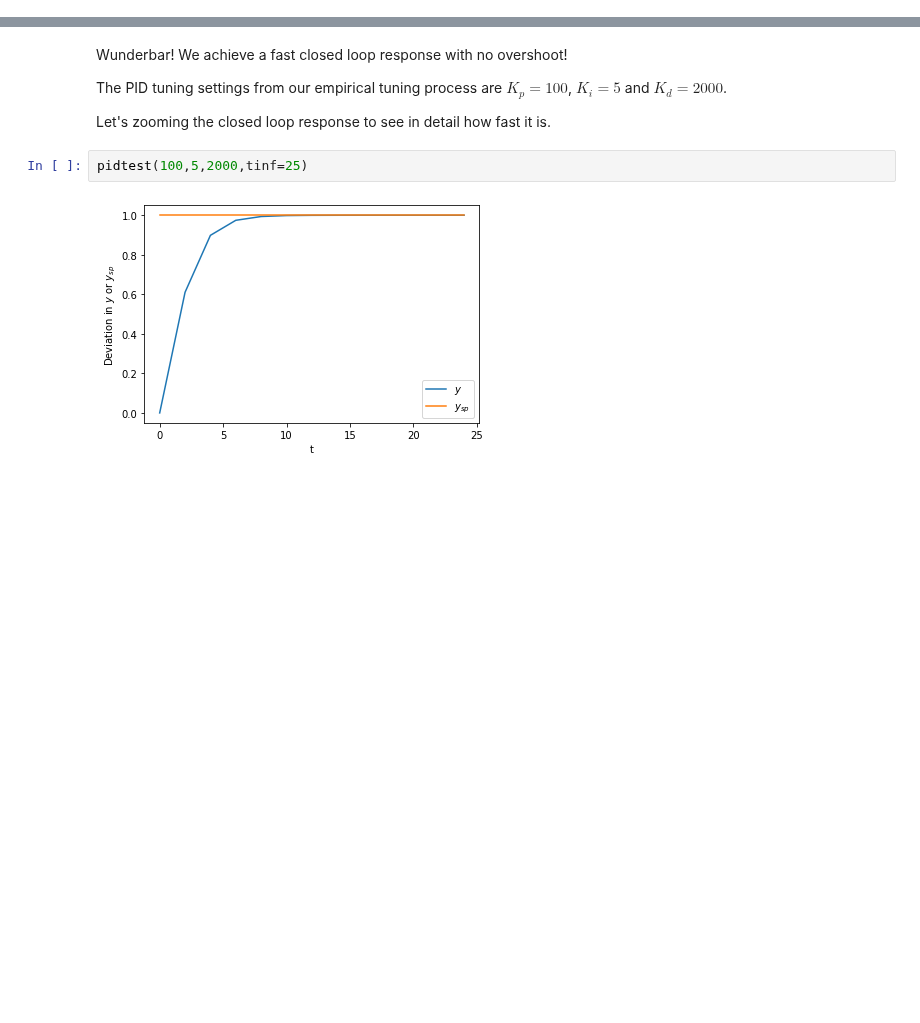
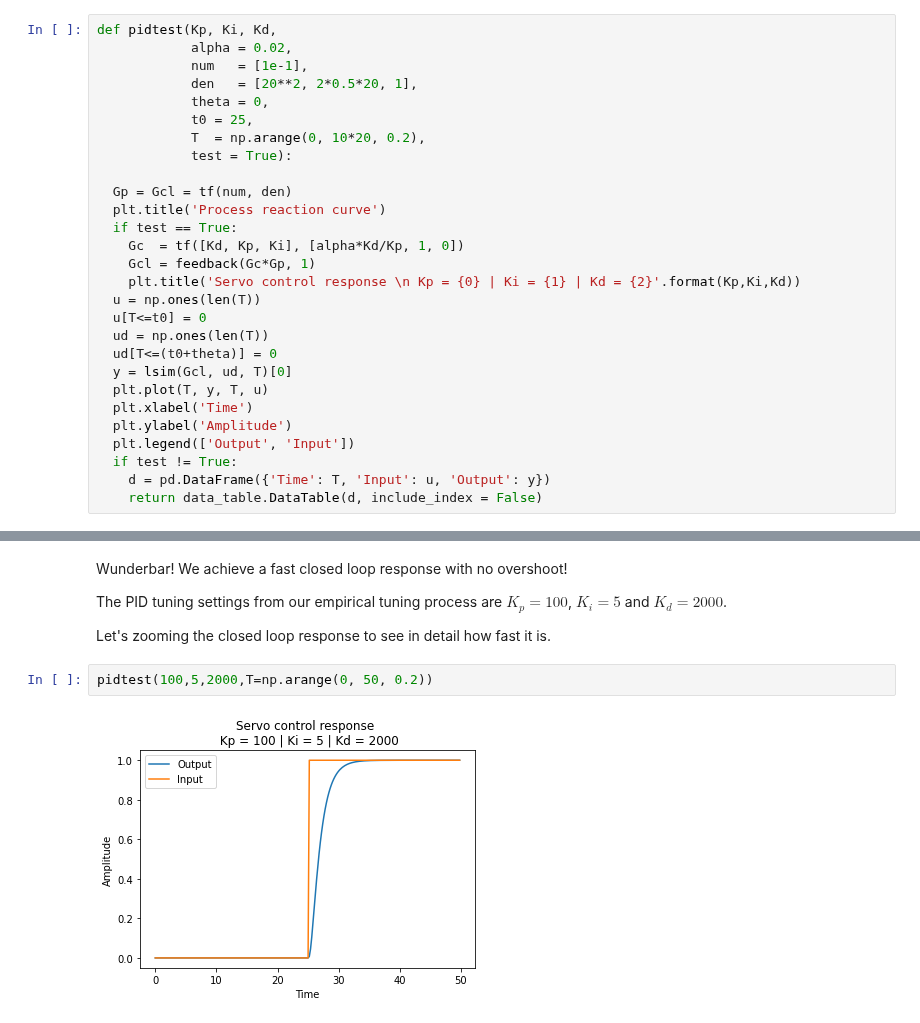
Before and after one commit to gmxavier/FAT0413150, a Jupyter notebook: notebooks/06.01-Empirical-Tuning.ipynb, the cells around one changed output, grey strips where cells are left out. Cells and saved outputs as stored; diff of their text form; blank space fills up the shorter version.

```diff
--- a/notebooks/06.01-Empirical-Tuning.ipynb
+++ b/notebooks/06.01-Empirical-Tuning.ipynb
@@ -69,3 +52,31 @@ def pidtest(Kp, Ki, Kd,
+# %%
+def pidtest(Kp, Ki, Kd,
+            alpha = 0.02,
+            num   = [1e-1],
+            den   = [20**2, 2*0.5*20, 1],
+            theta = 0,
+            t0 = 25,
+            T  = np.arange(0, 10*20, 0.2),
+            test = True):
+
+  Gp = Gcl = tf(num, den)
+  plt.title('Process reaction curve')
+  if test == True:
+    Gc  = tf([Kd, Kp, Ki], [alpha*Kd/Kp, 1, 0])
+    Gcl = feedback(Gc*Gp, 1)
+    plt.title('Servo control response \n Kp = {0} | Ki = {1} | Kd = {2}'.format(Kp,Ki,Kd))
+  u = np.ones(len(T))
+  u[T<=t0] = 0
+  ud = np.ones(len(T))
+  ud[T<=(t0+theta)] = 0
+  y = lsim(Gcl, ud, T)[0]
+  plt.plot(T, y, T, u)
+  plt.xlabel('Time')
+  plt.ylabel('Amplitude')
+  plt.legend(['Output', 'Input'])
+  if test != True:
+    d = pd.DataFrame({'Time': T, 'Input': u, 'Output': y})
+    return data_table.DataTable(d, include_index = False)
 # %% [markdown]
 ## Tuning process
 
@@ -177,6 +188,6 @@ The PID tuning settings from our empirical tuning process are $K_p = 100$, $K_i
 
 Let's zooming the closed loop response to see in detail how fast it is.
 # %%
-pidtest(100,5,2000,tinf=25)
+pidtest(100,5,2000,T=np.arange(0, 50, 0.2))
 # %% [output]
-[figure, old version]
+[figure, new version]
```
Also changed, not shown: parts of 16 cells of this notebook.
